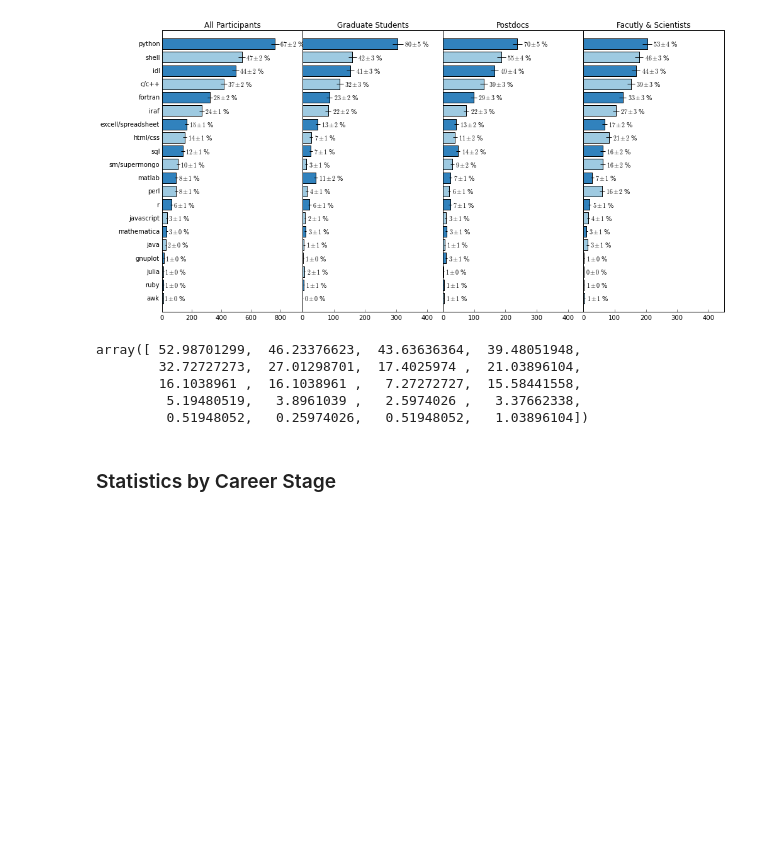
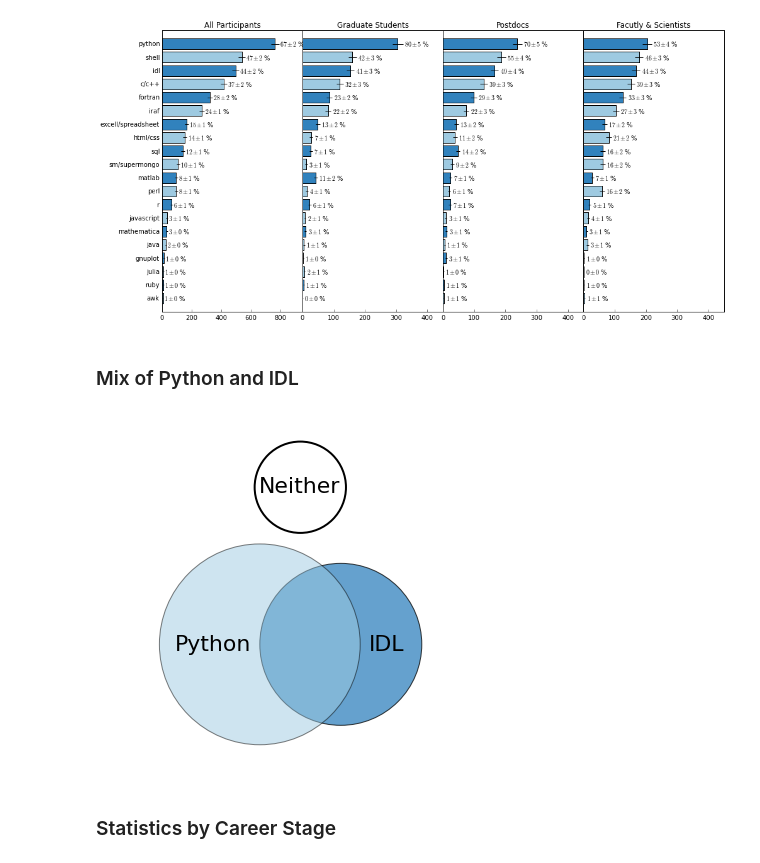
Before and after one commit to eteq/software_survey_analysis, a Jupyter notebook: software_survey.ipynb, the cells around one changed output. Saved outputs shown, nothing was run; the diff lists cells and outputs as text; code cells hidden in the pictures; blank space fills up the shorter version.

```diff
--- a/software_survey.ipynb
+++ b/software_survey.ipynb
@@ -271,14 +287,75 @@ a4.set_title('Facutly & Scientists')
 plt.savefig('tools_by_career.png')
 # %% [output]
 [figure]
-# %%
-labelnums
-# %% [output]
-array([ 52.98701299,  46.23376623,  43.63636364,  39.48051948,
-        32.72727273,  27.01298701,  17.4025974 ,  21.03896104,
-        16.1038961 ,  16.1038961 ,   7.27272727,  15.58441558,
-         5.19480519,   3.8961039 ,   2.5974026 ,   3.37662338,
-         0.51948052,   0.25974026,   0.51948052,   1.03896104])
+# %% [markdown]
+### Mix of Python and IDL
+# %%
+uses_idl = []
+uses_python = []
+uses_career = []
+
+for entry, career in zip(data['software'],data['career']):
+    if entry:
+        uses_python.append(entry.lower().count('python') > 0)
+        uses_idl.append(entry.lower().count('idl') > 0)
+        entries = entry.lower().strip().split(' ')
+        uses_career.append(career)
+
+uses_idl = np.array(uses_idl)
+uses_python = np.array(uses_python)
+uses_career = np.array(uses_career)
+# %%
+nall = np.sum(uses_idl|uses_python)
+npy = np.sum(uses_python)
+nidl = np.sum(uses_idl)
+nboth = np.sum(uses_idl&uses_python)
+nneither = len(data)-nall
+
+pyrad = (npy/np.pi)**0.5
+idlrad = (nidl/np.pi)**0.5
+overlaparea = (nboth/np.pi)**0.5
+neitherrad = (nneither/np.pi)**0.5
+def circle_sep_to_overlap_area(d, r1=pyrad, r2=idlrad):
+    # formula from e.g. http://mathworld.wolfram.com/Circle-CircleIntersection.html
+    d = np.array(d)
+    r1 = np.array(r1)
+    r2 = np.array(r2)
+
+    swap = r1 > r2
+    r1t = r1.copy()
+    r2t = r2.copy()
+    r1[swap] = r2t[swap]
+    r2[swap] = r1t[swap]
+
+    term1 = r1**2 * np.arccos((d**2+r1**2-r2**2)/(2*d*r1))
+    term2 = r2**2 * np.arccos((d**2+r2**2-r1**2)/(2*d*r2))
+    term3 = -0.5*np.sqrt((-d+r1+r2)*(d+r1-r2)*(d-r1+r2)*(d+r1+r2))
+    res = np.array(term1 + term2+ term3)
+    res[d<(r2-r1)] = np.pi*r1**2
+    res[d>(r1+r2)] = 0
+    return res
+
+sep = optimize.leastsq(lambda d:nboth-circle_sep_to_overlap_area(d), (pyrad+idlrad)/2)[0]
+
+
+plt.figure(figsize=(6, 6))
+ax = plt.axes()
+ax.axis('off')
+ax.add_artist(plt.Circle((sep/2,0), idlrad, facecolor='#3182bd', alpha=.75, edgecolor='k'))
+ax.add_artist(plt.Circle((-sep/2,0), pyrad, facecolor='#9ecae1', alpha=.5, edgecolor='k'))
+ax.add_artist(plt.Circle((0, sep*.7 + pyrad), neitherrad, facecolor='none', alpha=1, lw=2, edgecolor='k'))
+#plt.text(0,0, 'Both',ha='center', va='center', fontsize=24)
+plt.text(sep+1,0, 'IDL',ha='center', va='center', fontsize=22)
+plt.text(-sep-1,0, 'Python',ha='center', va='center', fontsize=22)
+plt.text(0, sep*.7 + pyrad, 'Neither',ha='center', va='center', fontsize=22)
+
+
+plt.xlim(-27, 25)
+plt.ylim(-17, 35)
+
+plt.savefig('venn_pyidl.png')
+# %% [output]
+[figure, added]
 # %% [markdown]
 ### Statistics by Career Stage
 # %%
```
Also changed, not shown: parts of 6 cells of this notebook.
